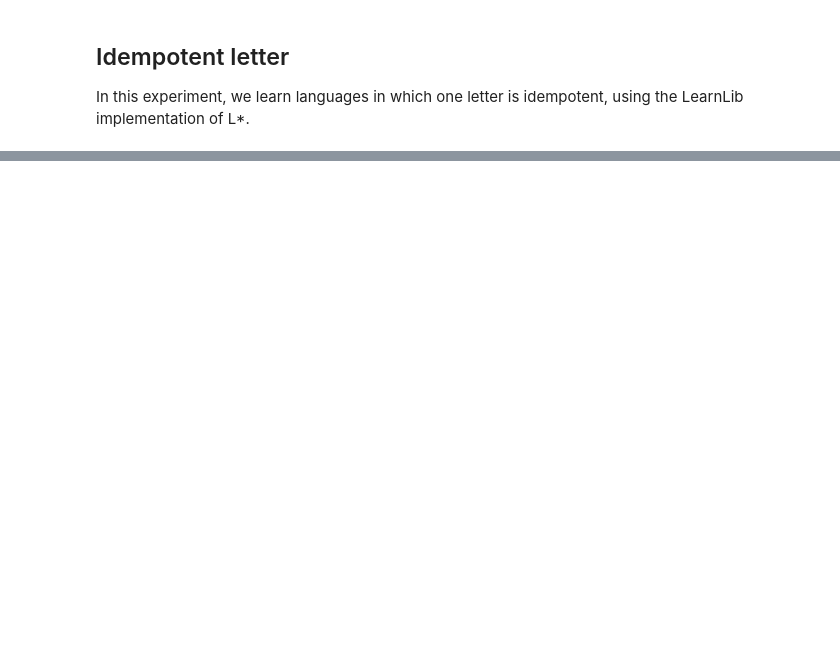
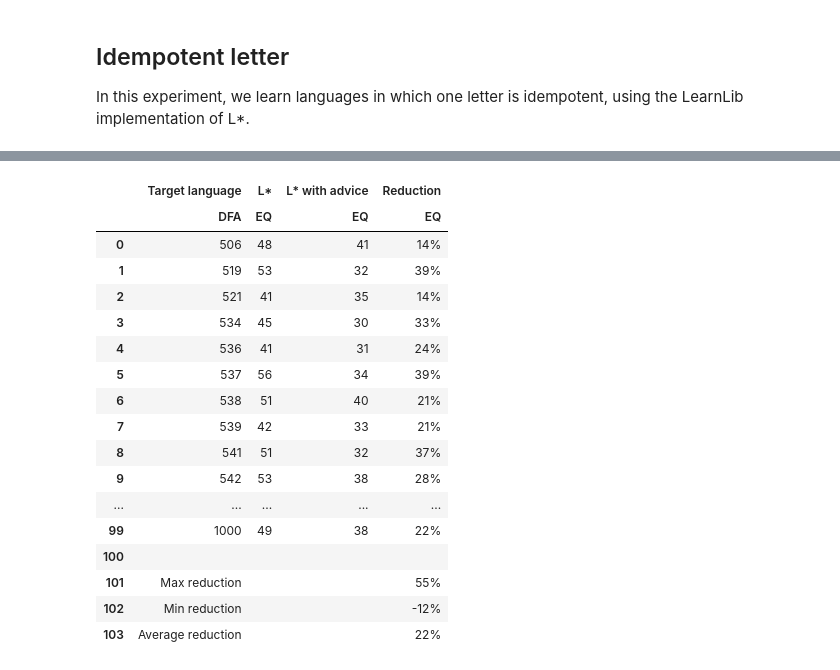
Before and after one commit to michalfica/Active-Automata-Learning-with-Advice, a Jupyter notebook: test_algorithm/Lstar/learnlib/Experiments-indempotent.ipynb, the cells around one changed output, grey strips where cells are left out. Drawn from its saved outputs; the diff is of its cells as text; code cells hidden in the pictures; blank space fills up the shorter version.

```diff
--- a/test_algorithm/Lstar/learnlib/Experiments-indempotent.ipynb
+++ b/test_algorithm/Lstar/learnlib/Experiments-indempotent.ipynb
@@ -128,0 +143,23 @@ display(df)
+# %%
+import pandas as pd
+with pd.option_context('display.max_colwidth', None, 'display.max_rows', None):
+    display(df)
+# %% [output]
+|  | Target language | L* | L* with advice | Reduction |
+|  | DFA | EQ | EQ | EQ |
+| 0 | 506 | 48 | 41 | 14% |
+| 1 | 519 | 53 | 32 | 39% |
+| 2 | 521 | 41 | 35 | 14% |
+| 3 | 534 | 45 | 30 | 33% |
+| 4 | 536 | 41 | 31 | 24% |
+| 5 | 537 | 56 | 34 | 39% |
+| 6 | 538 | 51 | 40 | 21% |
+| 7 | 539 | 42 | 33 | 21% |
+| 8 | 541 | 51 | 32 | 37% |
+| 9 | 542 | 53 | 38 | 28% |
+| ... | ... | ... | ... | ... |
+| 99 | 1000 | 49 | 38 | 22% |
+| 100 |  |  |  |  |
+| 101 | Max reduction |  |  | 55% |
+| 102 | Min reduction |  |  | -12% |
+| 103 | Average reduction |  |  | 22% |
```
Also changed, not shown: parts of 2 cells of this notebook, 42 other files.
